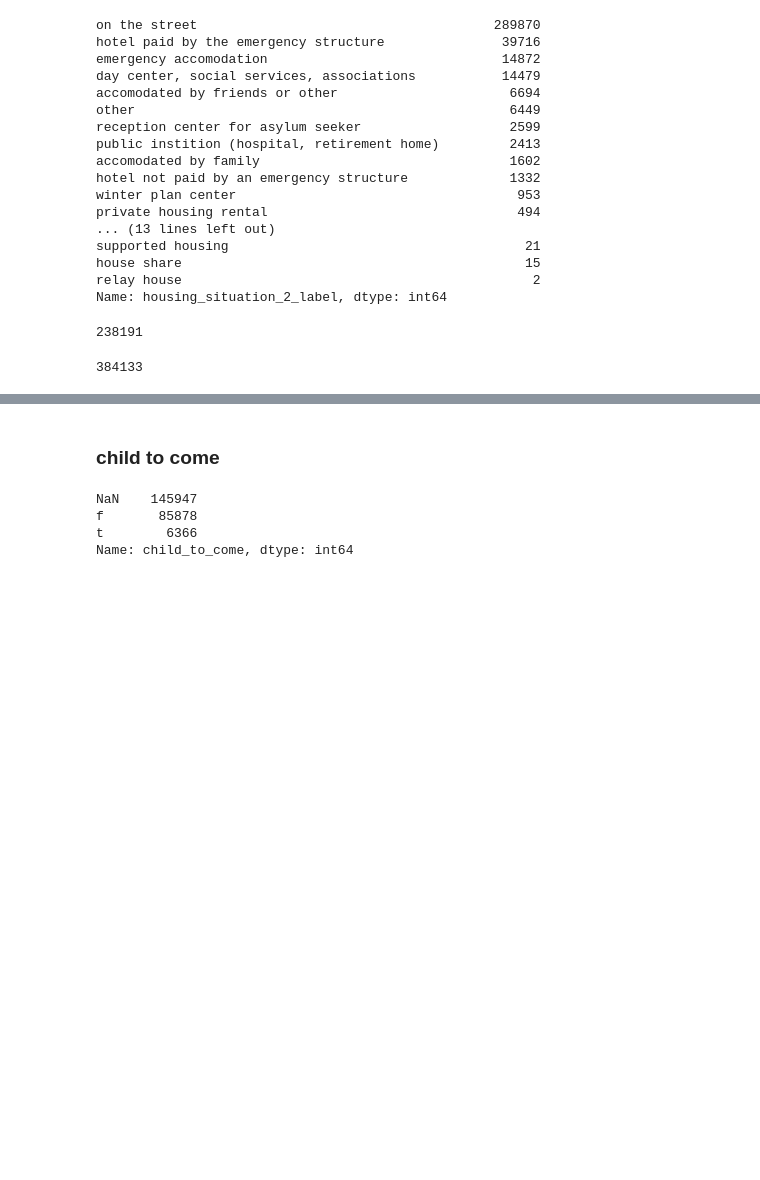
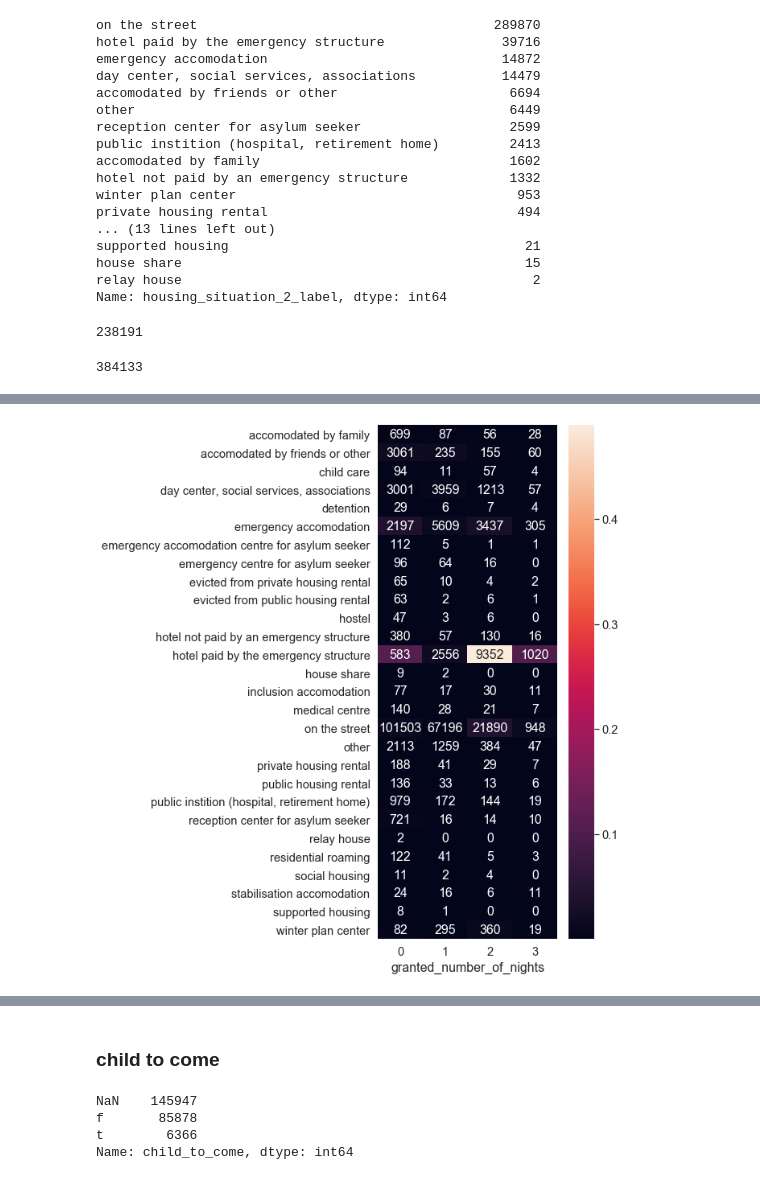
Before and after one commit to jeugregg/data-science-test, a Jupyter notebook: 01_Exploration_Data.ipynb, the cells around one changed output, grey strips where cells are left out. Drawn from its saved outputs; the diff is of its cells as text; code cells hidden in the pictures; blank space fills up the shorter version.

```diff
--- a/01_Exploration_Data.ipynb
+++ b/01_Exploration_Data.ipynb
@@ -553,0 +696,12 @@ individuals_train[individuals_train["individual_id"] == \
+# %%
+def fun_first(serie_in):
+    return serie_in.values[0]
+
+pt_req_hs_train = pd.pivot_table(individuals_train,
+                                 values='housing_situation_2_label',
+                                 index=['request_id'], aggfunc=fun_first)
+
+pt_req_hs_test = pd.pivot_table(individuals_test,
+                                 values='housing_situation_2_label',
+                                 index=['request_id'], aggfunc=fun_first)
+pt_req_hs_train
@@ -553,0 +725,4 @@ individuals_train[individuals_train["individual_id"] == \
+# %%
+df_test = requests_train.copy()
+df_test = df_test.join(pt_req_hs_train, on="request_id")
+df_test.head().T
@@ -553,0 +747,8 @@ individuals_train[individuals_train["individual_id"] == \
+# %%
+requests_train = df_test.copy()
+# %%
+plot_cont(X="housing_situation_2_label",
+Y="granted_number_of_nights",
+data=requests_train)
+# %% [output]
+[figure, added]
```
Also changed, not shown: parts of 85 cells of this notebook.
